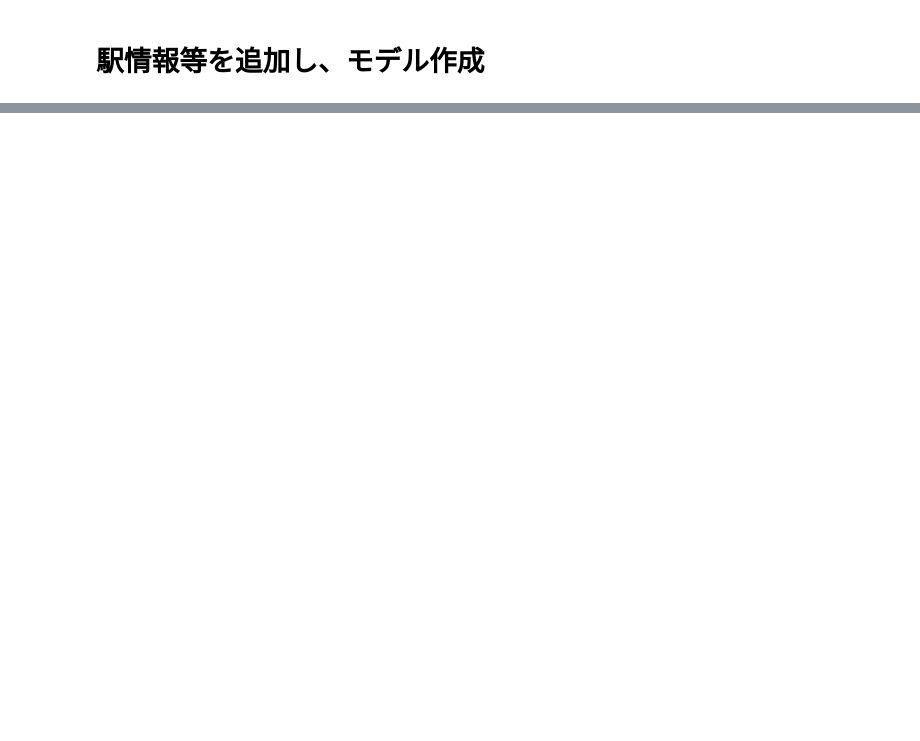
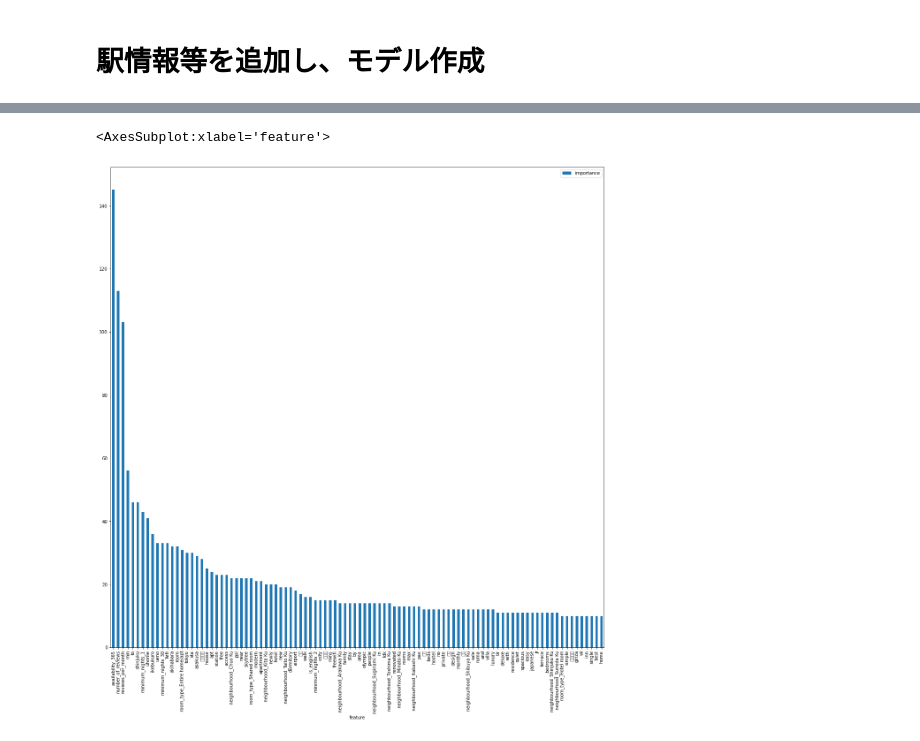
Before and after one commit to Kaito-Kajiyama/probspace-airbnb, a Jupyter notebook: baseline.ipynb, the cells around one changed output, grey strips where cells are left out. Drawn from its saved outputs; the diff is of its cells as text; code cells hidden in the pictures; blank space fills up the shorter version.

```diff
--- a/baseline.ipynb
+++ b/baseline.ipynb
@@ -277,3 +318,8 @@ submission
 4996 rows × 2 columns
 # %%
 submission.to_csv("submission.csv",index=False)
+# %%
+pd.DataFrame({"feature":X_train.columns,"importance":model.feature_importances_}).sort_values("importance",ascending=False).iloc[:100].plot(kind="bar",x="feature",figsize=(20,20))
+# %% [output]
+<AxesSubplot:xlabel='feature'>
+[figure, added]
```
Also changed, not shown: parts of 27 cells of this notebook.
